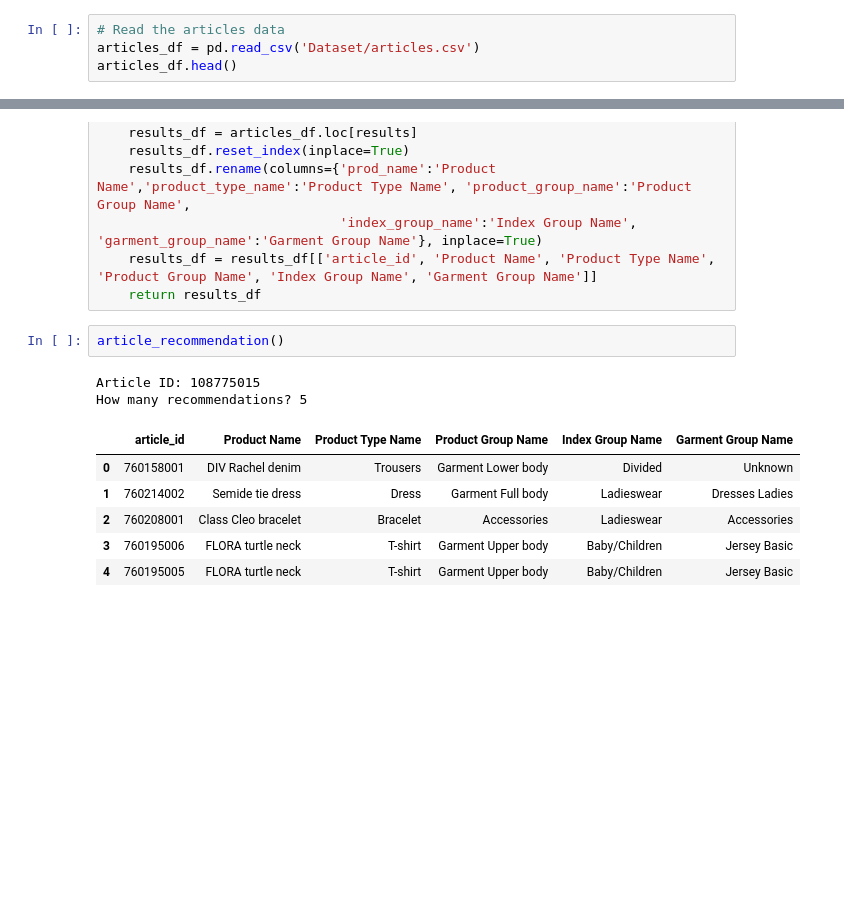
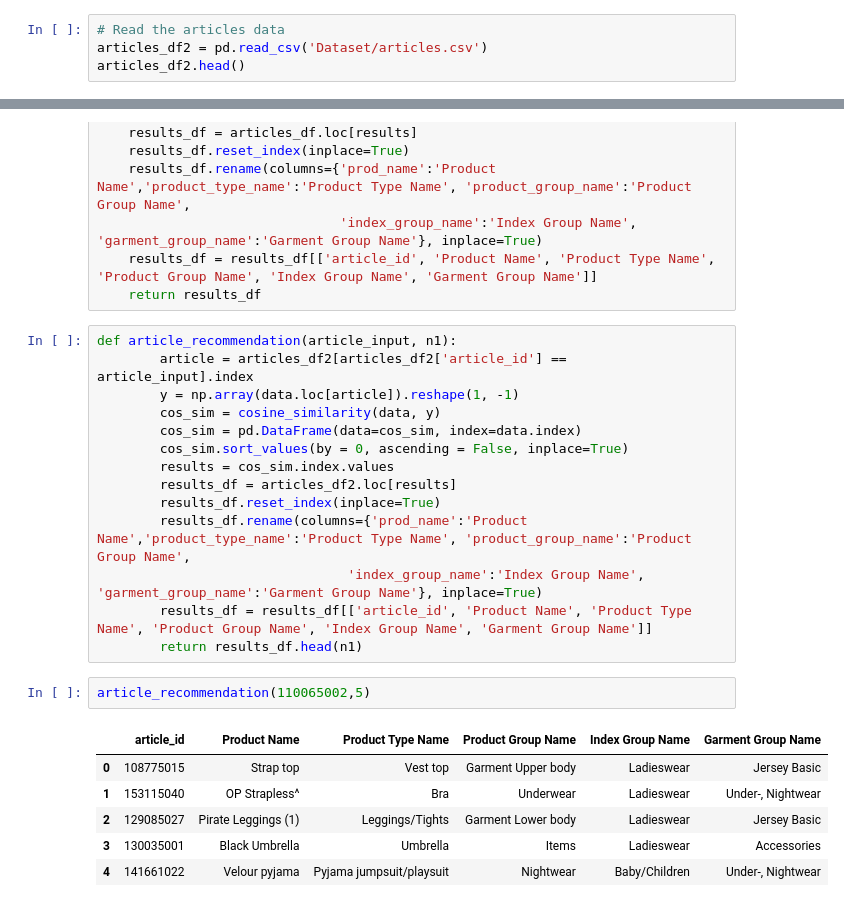
Before and after one commit to sushanthsugunan/H-M_Recommendation, a Jupyter notebook: Content-based-filtering.ipynb, the cells around one changed output, grey strips where cells are left out. Cells and saved outputs as stored; diff of their text form; blank space fills up the shorter version.

```diff
--- a/Content-based-filtering.ipynb
+++ b/Content-based-filtering.ipynb
@@ -17,8 +17,8 @@ data.head()
 5 rows × 46 columns
 # %%
 # Read the articles data
-articles_df = pd.read_csv('Dataset/articles.csv')
-articles_df.head()
+articles_df2 = pd.read_csv('Dataset/articles.csv')
+articles_df2.head()
 # %% [output]
 |  | article_id | product_code | prod_name | product_type_no | product_type_name | product_group_name | ... |
 | 0 | 108775015 | 108775 | Strap top | 253 | Vest top | Garment Upper body | ... |
@@ -46,14 +46,26 @@ def article_recommendation():
                                'index_group_name':'Index Group Name', 'garment_group_name':'Garment Group Name'}, inplace=True)
     results_df = results_df[['article_id', 'Product Name', 'Product Type Name', 'Product Group Name', 'Index Group Name', 'Garment Group Name']]
     return results_df
+# %%
+def article_recommendation(article_input, n1):
+        article = articles_df2[articles_df2['article_id'] == article_input].index
+        y = np.array(data.loc[article]).reshape(1, -1)
+        cos_sim = cosine_similarity(data, y)
+        cos_sim = pd.DataFrame(data=cos_sim, index=data.index)
+        cos_sim.sort_values(by = 0, ascending = False, inplace=True)
+        results = cos_sim.index.values
+        results_df = articles_df2.loc[results]
+        results_df.reset_index(inplace=True)
+        results_df.rename(columns={'prod_name':'Product Name','product_type_name':'Product Type Name', 'product_group_name':'Product Group Name',
+                                'index_group_name':'Index Group Name', 'garment_group_name':'Garment Group Name'}, inplace=True)
+        results_df = results_df[['article_id', 'Product Name', 'Product Type Name', 'Product Group Name', 'Index Group Name', 'Garment Group Name']]
+        return results_df.head(n1)
 # %%
-article_recommendation()
+article_recommendation(110065002,5)
 # %% [output]
-Article ID: 108775015
-How many recommendations? 5
 |  | article_id | Product Name | Product Type Name | Product Group Name | Index Group Name | Garment Group Name |
-| 0 | 760158001 | DIV Rachel denim | Trousers | Garment Lower body | Divided | Unknown |
-| 1 | 760214002 | Semide tie dress | Dress | Garment Full body | Ladieswear | Dresses Ladies |
-| 2 | 760208001 | Class Cleo bracelet | Bracelet | Accessories | Ladieswear | Accessories |
-| 3 | 760195006 | FLORA turtle neck | T-shirt | Garment Upper body | Baby/Children | Jersey Basic |
-| 4 | 760195005 | FLORA turtle neck | T-shirt | Garment Upper body | Baby/Children | Jersey Basic |
+| 0 | 108775015 | Strap top | Vest top | Garment Upper body | Ladieswear | Jersey Basic |
+| 1 | 153115040 | OP Strapless^ | Bra | Underwear | Ladieswear | Under-, Nightwear |
+| 2 | 129085027 | Pirate Leggings (1) | Leggings/Tights | Garment Lower body | Ladieswear | Jersey Basic |
+| 3 | 130035001 | Black Umbrella | Umbrella | Items | Ladieswear | Accessories |
+| 4 | 141661022 | Velour pyjama | Pyjama jumpsuit/playsuit | Nightwear | Baby/Children | Under-, Nightwear |
```
Also changed, not shown: 13 other files.
